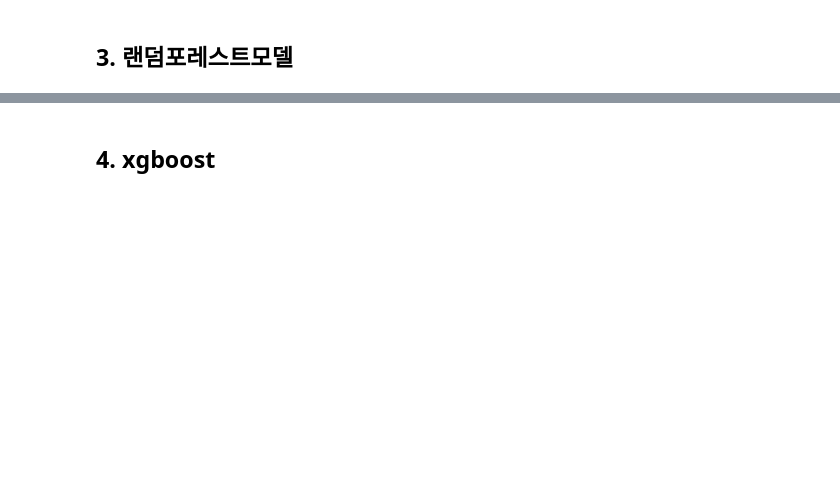
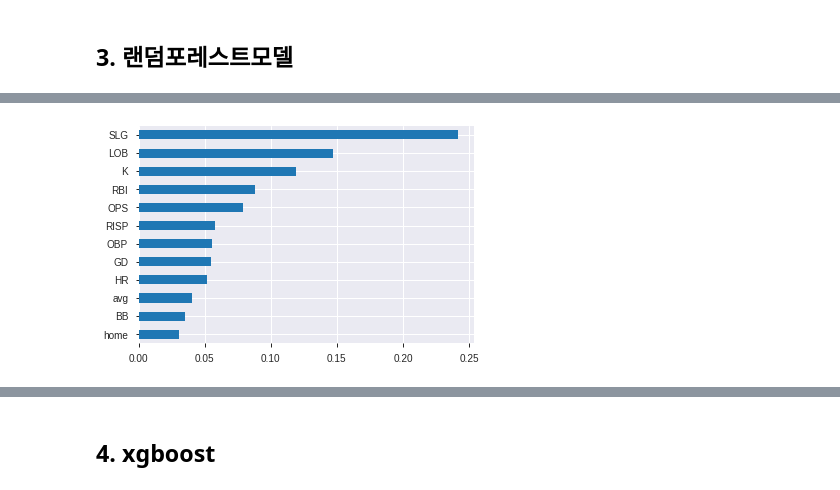
Before and after one commit to sseyonafre/Project, a Jupyter notebook: sprint2/AI_14_고세희_Section2.ipynb, the cells around one changed output, grey strips where cells are left out. Cells and saved outputs as stored; diff of their text form; code cells hidden in the pictures; blank space fills up the shorter version.

```diff
--- a/sprint2/AI_14_고세희_Section2.ipynb
+++ b/sprint2/AI_14_고세희_Section2.ipynb
@@ -684,8 +728,9 @@ plot_confusion_matrix(pipe_rf, X_val, y_val) #애초에 모델이 balanced 모
 # %%
 #MDI 특성중요도 .항상 양수값, 각 변수가 split 될 때 불순도 감소분의 평균을 중요도로 정의
-model_rf = pipe_rf.named_steps['randomforestclassifier']
 importances = pd.Series(model_rf.feature_importances_, X_train.columns)
 importances.sort_values().plot.barh(); #장타율, 잔루, K, 타점, OPS 순으로 로지스틱과 다른양상.
+# %% [output]
+[figure, added]
 # %%
 #Permutation importance 순열중요도
 
```
Also changed, not shown: parts of 51 cells of this notebook.
